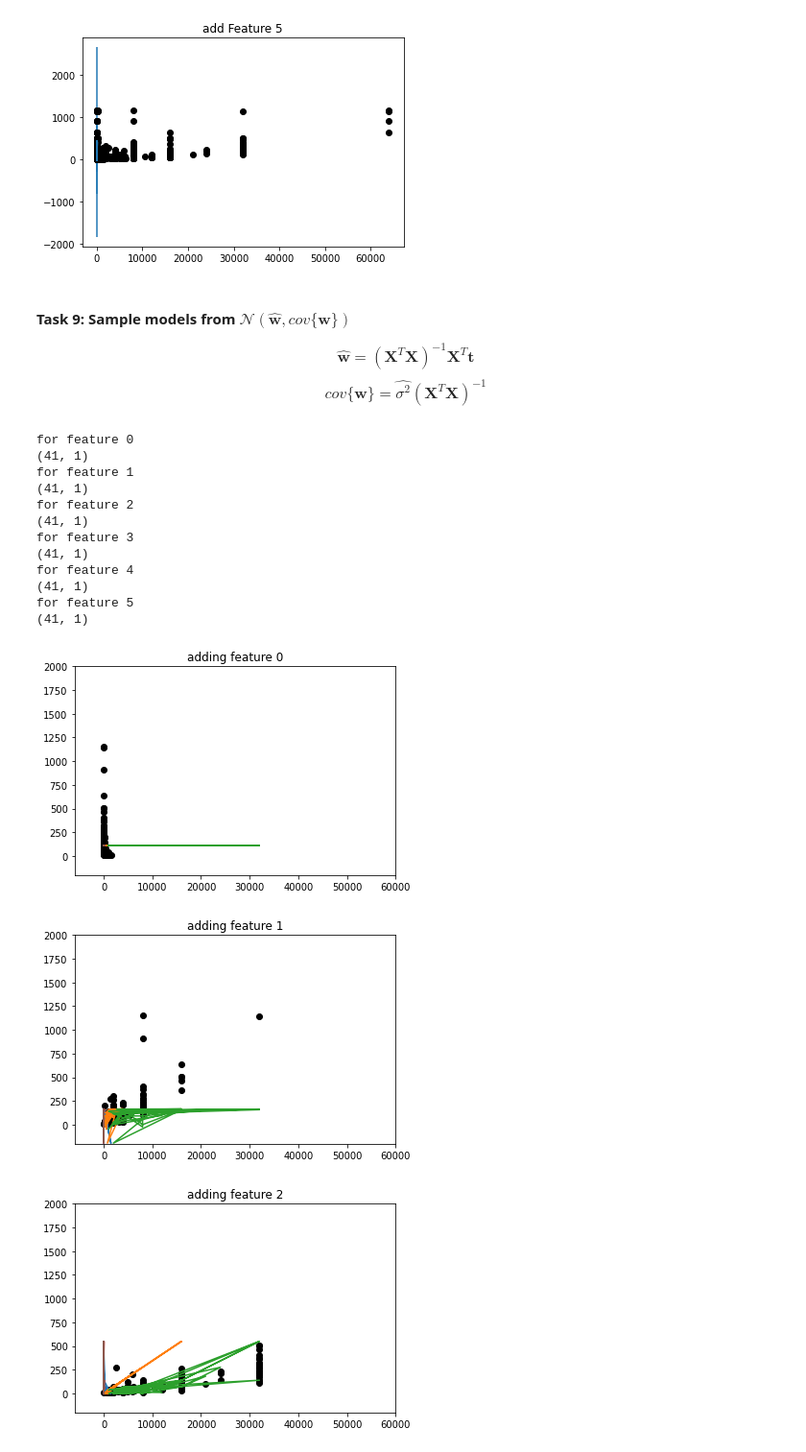
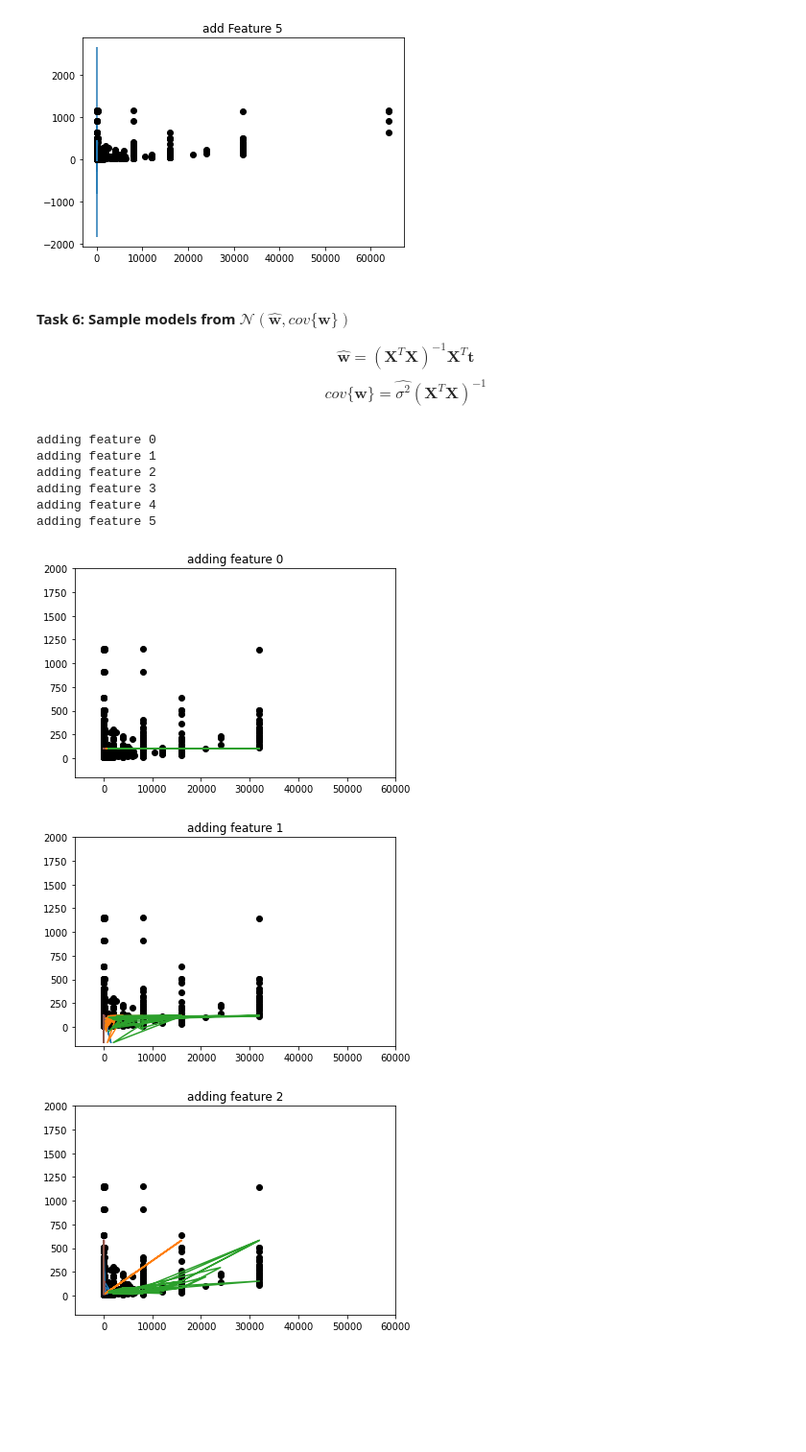
Before and after one commit to yangh567/MLCoursework, a Jupyter notebook: Regression/regression1.ipynb, the cells around one changed output. Shown at 96% size. Drawn from its saved outputs; the diff is of its cells as text; code cells hidden in the pictures; blank space fills up the shorter version.

```diff
--- a/Regression/regression1.ipynb
+++ b/Regression/regression1.ipynb
@@ -152,41 +152,34 @@ for i in range(orders):
 [figure]
 [figure]
 # %% [markdown]
-#### Task 9: Sample models from $\mathcal{N}(\hat{\mathbf{w}}, cov\{\mathbf{w}\} ) $
+#### Task 6: Sample models from $\mathcal{N}(\hat{\mathbf{w}}, cov\{\mathbf{w}\} ) $
 
 $$\hat{\mathbf{w}}  = \left(\mathbf{X}^T\mathbf{X}\right)^{-1}\mathbf{X}^T\mathbf{t}$$
 $$cov\{\mathbf{w}\} = \hat{\sigma^2} \left(\mathbf{X}^T\mathbf{X}\right)^{-1} $$
 # %%
 orders = max_order
 for i in range(orders):
     X = polynomial(X_train, i) # construct polynoimals on training data
     testX = polynomial(X_test, i) # construct polynoimals on new data
     w = max_like_w(X, Y_train) # compute maximum likelihood estimate of w
     sigma2 = max_like_sigma2(X, Y_train, w) # compute maximum likelihood estimate of sigma2
     covw = sigma2*np.linalg.inv(np.dot(X.T,X)) # covariance of w
     sampw = np.random.multivariate_normal(w.flatten(),covw,1) # generate samples of w
     Y_test = np.dot(testX,sampw.T) # model prediction based on sampw
     plt.figure()
-    plt.plot(X_train[:,i],Y_train,'ko')
+    plt.plot(X_train,Y_train,'ko')
     plt.plot(X_test, Y_test)
     plt.xlim([-6000,60000])
     plt.ylim([-200,2000])
     plt.title('adding feature ' + str(i))
-    print("for feature " + str(i))
-    print(Y_test.shape)
+    print("adding feature " + str(i))
 # %% [output]
-for feature 0
-(41, 1)
-for feature 1
-(41, 1)
-for feature 2
-(41, 1)
-for feature 3
-(41, 1)
-for feature 4
-(41, 1)
-for feature 5
-(41, 1)
+adding feature 0
+adding feature 1
+adding feature 2
+adding feature 3
+adding feature 4
+adding feature 5
-[figure, old version]
+[figure, new version]
-[figure, old version]
+[figure, new version]
-[figure, old version]
+[figure, new version]
```
Also changed, not shown: parts of 11 cells of this notebook, 3 other files.
